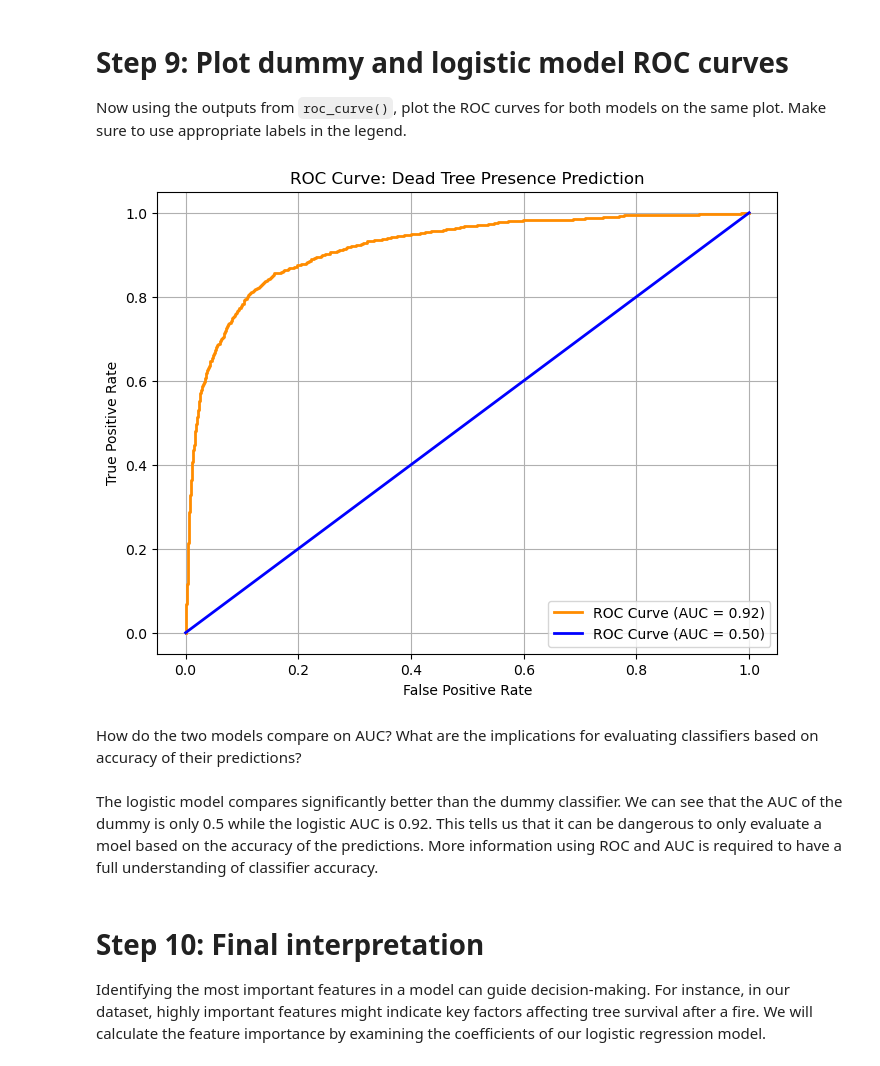
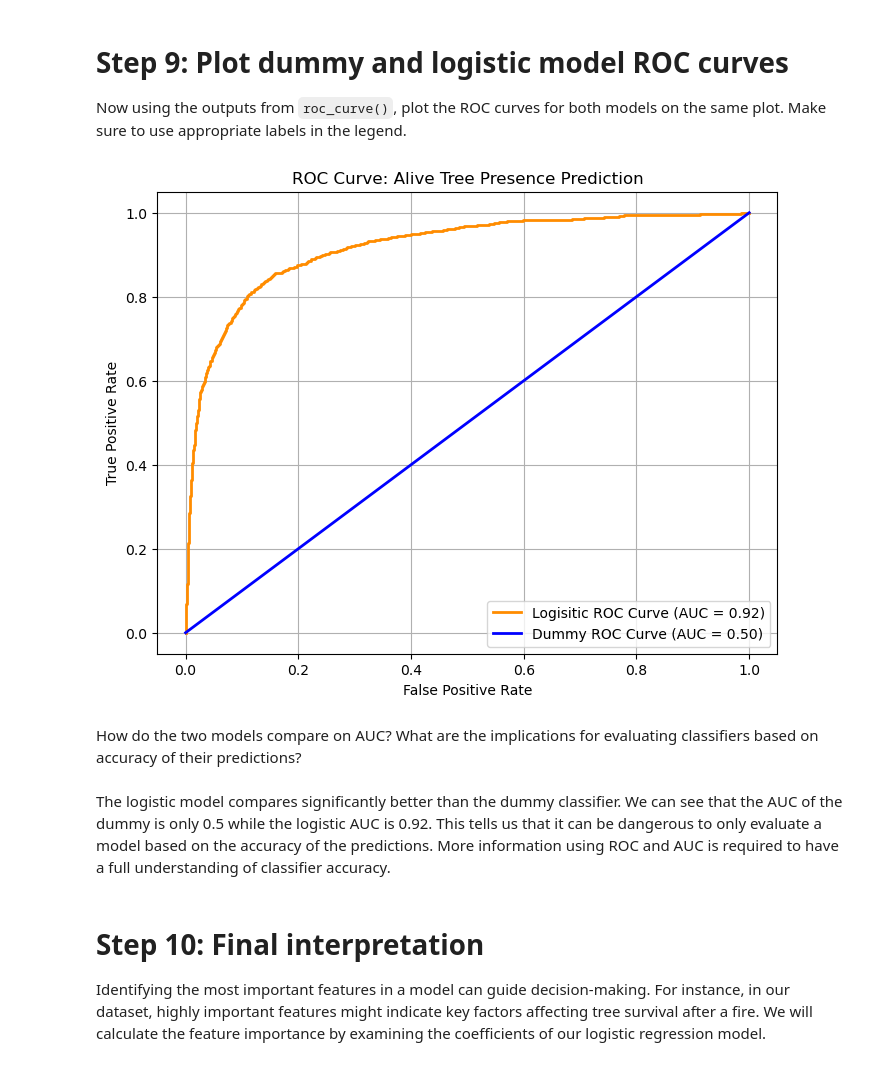
Before and after one commit to haylee360/EDS232-labs, a Jupyter notebook: Week3/lab3-wildfire.ipynb, the cells around one changed output. Cells and saved outputs as stored; diff of their text form; code cells hidden in the pictures.

```diff
--- a/Week3/lab3-wildfire.ipynb
+++ b/Week3/lab3-wildfire.ipynb
@@ -82,7 +99,7 @@ dtype: object
 2. Then we'll split into training and test data and scale for coefficient interpretability.  Recall that we use the training features to calculate our scaling parameters (mean and standard deviation) and apply the scaling to those training features (`scaler.fit_transform`) and then apply the scaling to the features in the test data as well (`scaler.transform`).
 # %%
 # Assign predictors and outcomes
-X = trees_dat.drop(['Species', 'Genus_species', 'YrFireName', 'yr1status'], axis=1)
+X = trees_dat.drop(['Species', 'Genus_species', 'YrFireName', 'yr1status'], axis=1) # Drop outcome and categorical variables
 y = trees_dat['yr1status']
 
 # Split the data
@@ -91,7 +108,7 @@ X_train, X_test, y_train, y_test = train_test_split(X,y, test_size=0.3, random_s
 # Scale the data
 scaler = StandardScaler()
 X_train_scaled = scaler.fit_transform(X_train)
-X_test_scaled = scaler.fit_transform(X_test)
+X_test_scaled = scaler.transform(X_test)
 # %% [markdown]
 3. How many training/test observations do we have? Print your answer in the cell below.
 # %%
@@ -235,28 +255,28 @@ Now using the outputs from `roc_curve()`, plot the ROC curves for both models on
 # %%
 # Generate ROC curve data for logistic and dummy classifiers
 fpr_log, tpr_log, threshold_log = roc_curve(y_test, y_pred_prob)
 fpr_dummy, tpr_dummy, threshold_dummy = roc_curve(y_test, dummy_pred_prob)
 
 # Plot both curves
 plt.figure(figsize=(8,6))
 
 # Logistic curve
-plt.plot(fpr_log, tpr_log, color='darkorange', lw=2, label=f'ROC Curve (AUC = {roc_auc:.2f})')
+plt.plot(fpr_log, tpr_log, color='darkorange', lw=2, label=f'Logisitic ROC Curve (AUC = {roc_auc:.2f})')
 # Dummy curve
-plt.plot(fpr_dummy, tpr_dummy, color='blue', lw=2, label=f'ROC Curve (AUC = {dummy_roc_auc:.2f})')
+plt.plot(fpr_dummy, tpr_dummy, color='blue', lw=2, label=f'Dummy ROC Curve (AUC = {dummy_roc_auc:.2f})')
 
-plt.title('ROC Curve: Dead Tree Presence Prediction')
+plt.title('ROC Curve: Alive Tree Presence Prediction')
 plt.ylabel('True Positive Rate')
 plt.xlabel('False Positive Rate')
 plt.legend()
 plt.grid(True)
 plt.show()
 # %% [output]
-[figure, old version]
+[figure, new version]
 # %% [markdown]
 How do the two models compare on AUC?  What are the implications for evaluating classifiers based on accuracy of their predictions?
 # %% [markdown]
-The logistic model compares significantly better than the dummy classifier. We can see that the AUC of the dummy is only 0.5 while the logistic AUC is 0.92. This tells us that it can be dangerous to only evaluate a moel based on the accuracy of the predictions. More information using ROC and AUC is required to have a full understanding of classifier accuracy.
+The logistic model compares significantly better than the dummy classifier. We can see that the AUC of the dummy is only 0.5 while the logistic AUC is 0.92. This tells us that it can be dangerous to only evaluate a model based on the accuracy of the predictions. More information using ROC and AUC is required to have a full understanding of classifier accuracy.
 # %% [markdown]
 # Step 10: Final interpretation
 
```
Also changed, not shown: parts of 12 cells of this notebook.
